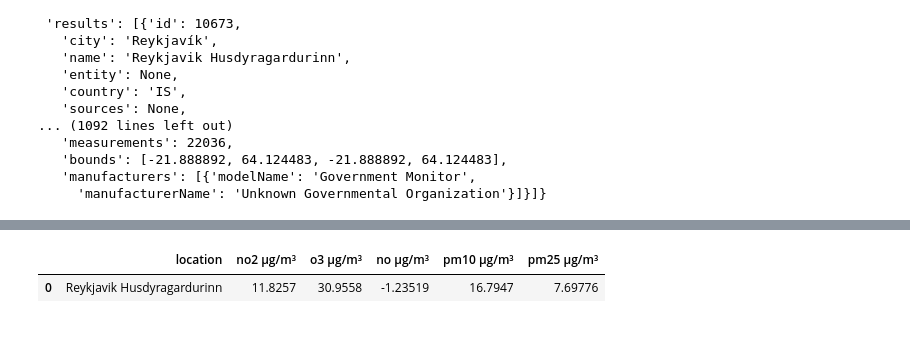
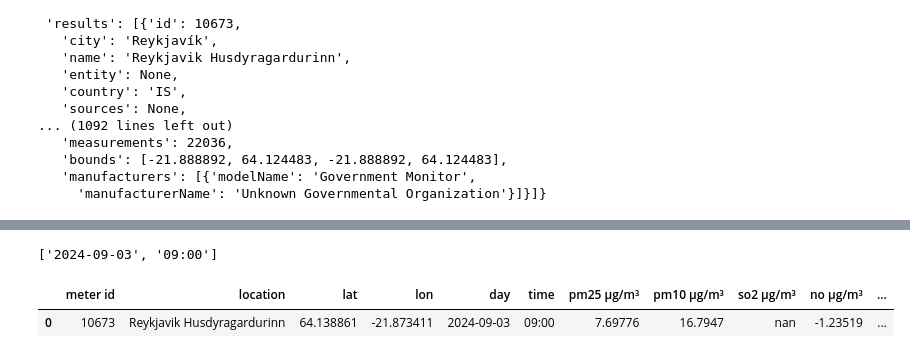
Before and after one commit to aceforvald/pollution_solution, a Jupyter notebook: enni/dataframe_reykjvik.ipynb, the cells around one changed output, grey strips where cells are left out. Saved outputs shown, nothing was run; the diff lists cells and outputs as text; code cells hidden in the pictures.

Commit message:
columns and their order changed in csv file and dataframe

```diff
--- a/enni/dataframe_reykjvik.ipynb
+++ b/enni/dataframe_reykjvik.ipynb
@@ -29,7 +29,12 @@ iceland_json
 # %%
 # slice data to have only sensor 10673
 # put sensors name and parameters in different variables
+sensor_10673_id = iceland_json["results"][0]["id"]
 sensor_10673_name = iceland_json["results"][0]["name"]
+sensor_10673_lat = iceland_json["results"][0]["coordinates"]["latitude"]
+sensor_10673_lon = iceland_json["results"][0]["coordinates"]["longitude"]
+sensor_10673_datetime = iceland_json["results"][0]["lastUpdated"]
+
 sensor_10673_parameters = iceland_json["results"][0]["parameters"]
 
 sensor_10673_parameters
@@ -54,18 +41,51 @@ sensor_10673_parameters
+# %%
+# eparate date and time
+date_time_list = sensor_10673_datetime.split('T')
+date_time_list[1] = date_time_list[1].split(':00+00:00')[0]
+date_time_list
+# %% [output]
+['2024-09-03', '09:00']
 # %%
 # data as a pandas data frame
-columns = ['location']
-values = [sensor_10673_name]
+columns = ['meter id',
+           'location',
+           'lat',
+           'lon',
+           'day',
+           'time',
+           'so2 µg/m³']
+
+values = [sensor_10673_id,
+          sensor_10673_name,
+          sensor_10673_lat,
+          sensor_10673_lon,
+          date_time_list[0],
+          date_time_list[1],
+          np.nan]
 
 for i in range(len(sensor_10673_parameters)):
     columns.append(sensor_10673_parameters[i]['displayName'])
     values.append(sensor_10673_parameters[i]['lastValue'])
 
 df = pd.DataFrame(np.array(values).reshape(-1,len(values)), columns=columns)
 
+# rearange columns
+df = df.reindex(columns=['meter id',
+                         'location',
+                         'lat',
+                         'lon',
+                         'day',
+                         'time',
+                         'pm25 µg/m³',
+                         'pm10 µg/m³',
+                         'so2 µg/m³',
+                         'no µg/m³',
+                         'o3 µg/m³'])
+
 # save data as a csv
 df.to_csv("iceland.csv", index=False)
 
 df
 # %% [output]
-|  | location | no2 µg/m³ | o3 µg/m³ | no µg/m³ | pm10 µg/m³ | pm25 µg/m³ |
-| 0 | Reykjavik Husdyragardurinn | 11.8257 | 30.9558 | -1.23519 | 16.7947 | 7.69776 |
+|  | meter id | location | lat | lon | day | time | pm25 µg/m³ | pm10 µg/m³ | so2 µg/m³ | no µg/m³ | ... |
+| 0 | 10673 | Reykjavik Husdyragardurinn | 64.138861 | -21.873411 | 2024-09-03 | 09:00 | 7.69776 | 16.7947 | nan | -1.23519 | ... |
```
Also changed, not shown: parts of 1 cell of this notebook, 1 other file.
